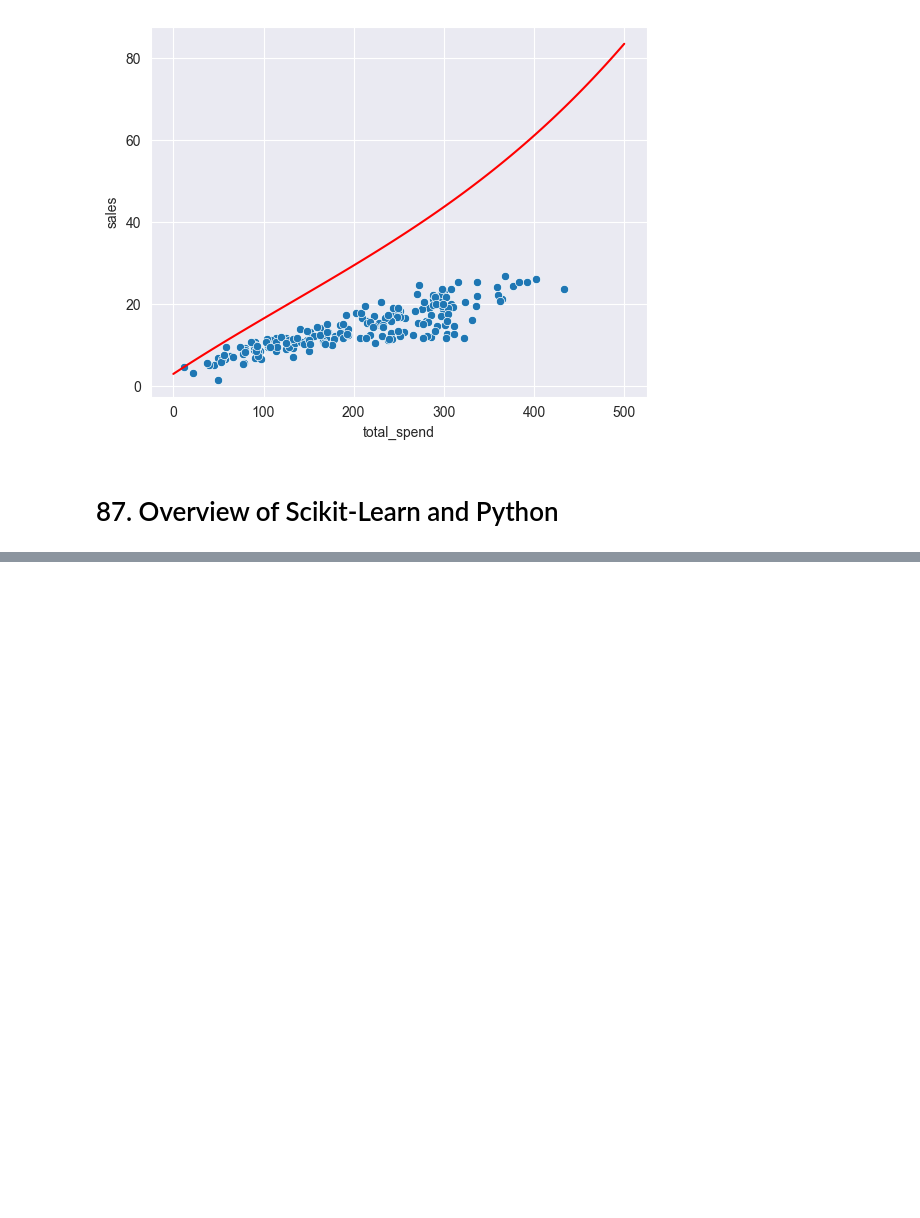
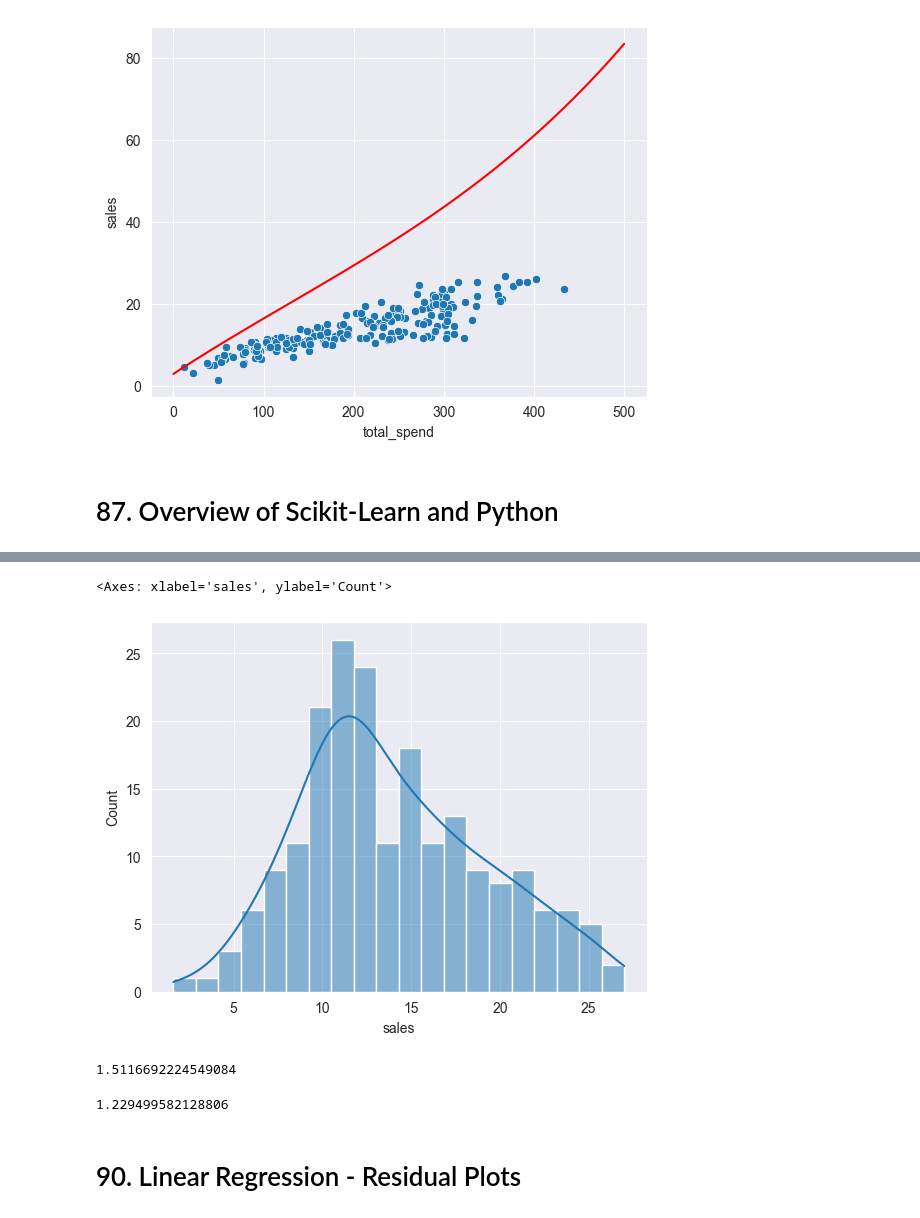
Before and after one commit to ZygimantasB/data_science_ml_learning, a Jupyter notebook: Section 10 Linear Regression/Remember 3/remember.ipynb, the cells around one changed output, grey strips where cells are left out. Saved outputs shown, nothing was run; the diff lists cells and outputs as text; code cells hidden in the pictures; blank space fills up the shorter version.

```diff
--- a/Section 10 Linear Regression/Remember 3/remember.ipynb
+++ b/Section 10 Linear Regression/Remember 3/remember.ipynb
@@ -71,0 +121,15 @@ sns.scatterplot(data=df, x='total_spend', y='sales')
+# %%
+sns.histplot(data=df, x='sales', bins=20, kde=True)
+# %% [output]
+<Axes: xlabel='sales', ylabel='Count'>
+[figure, added]
+# %%
+mean_absolute_error(y_test, test_predictions)
+# %% [output]
+1.5116692224549084
+# %%
+np.sqrt(mean_absolute_error(y_test, test_predictions))
+# %% [output]
+1.229499582128806
+# %% [markdown]
+# 90. Linear Regression - Residual Plots
```
Also changed, not shown: parts of 57 cells of this notebook.
